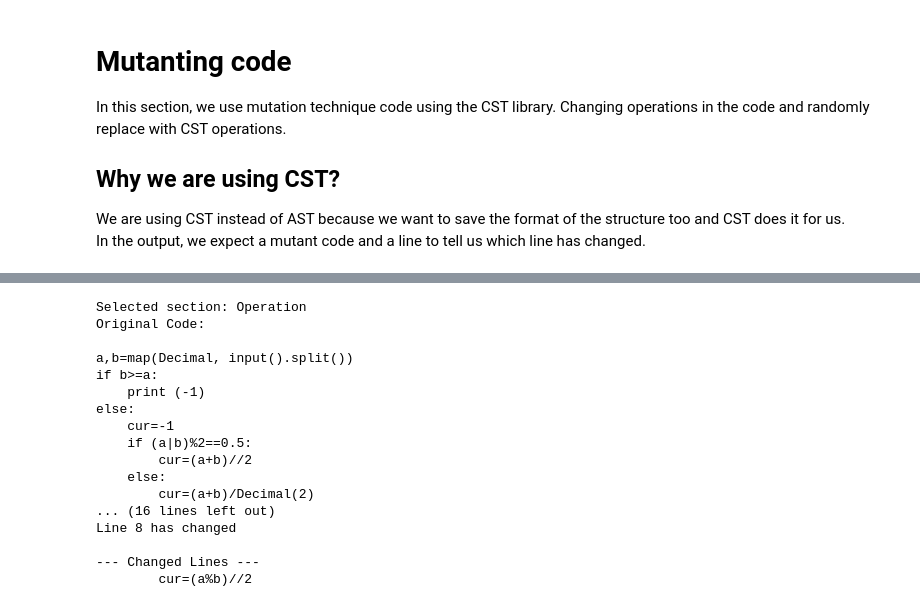
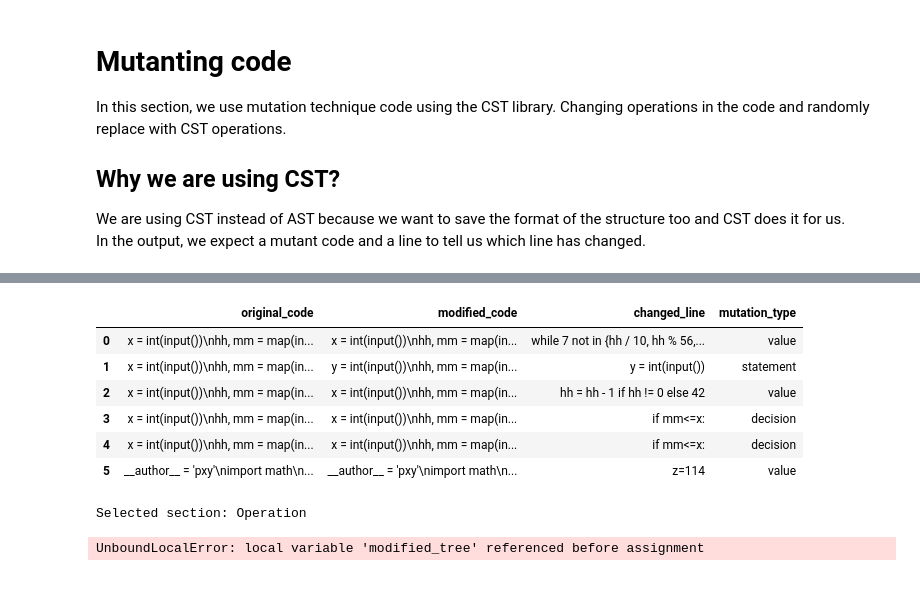
Before and after one commit to navidadkhah/Advanced-Bug-Detection-and-Fixing-Using-Fine-Tuned-LLM, a Jupyter notebook: Dataset/Create_dataset.ipynb, the cells around one changed output, grey strips where cells are left out. Saved outputs shown, nothing was run; the diff lists cells and outputs as text; code cells hidden in the pictures.

Commit message:
created a loop for dataset

```diff
--- a/Dataset/Create_dataset.ipynb
+++ b/Dataset/Create_dataset.ipynb
@@ -346,19 +345,33 @@ def modify_and_print_code(code):
     return modified_code
 # %%
+# This function is used for comparing two codes and shown which line changed
 def find_difference(original_code, modified_code):
   # Find witch line has changed
   changed_lines = []
   line = 1;
   for original, mutated in zip(original_code.split('\n'), modified_code.split('\n')):
       if original != mutated:
-        print(f"Line {line} has changed")
+        # print(f"Line {line} has changed")
         changed_lines.append(mutated)
       line += 1
 
   # Output changed lines
   if changed_lines:
-      print("\n--- Changed Lines ---")
+      # print("\n--- Changed Lines ---")
       for line in changed_lines:
-          print(line)
+          return line
   else:
-      print("No changes detected.")
+      return "No changes detected."
+# %%
+final_dataset = pd.DataFrame(columns=['original_code', 'modified_code', 'changed_line', 'mutation_type'])
+
+for row in range(10):
+    original_code = df['source'][row]
+    for index in range(5):
+      modified_code = modify_and_print_code(original_code)
+      changed_line = find_difference(original_code, modified_code)
+
+      new_data = {'original_code' : original_code, 'modified_code' : modified_code, 'changed_line' : changed_line, 'mutation_type' : selected_section}
+      final_dataset = pd.concat([final_dataset, pd.DataFrame([new_data])], ignore_index=True)
+print(final_dataset.shape)
+final_dataset.head()
@@ -365,3 +387,13 @@ def find_difference(original_code, modified_code):
+# %%
+final_dataset
+# %% [output]
+|  | original_code | modified_code | changed_line | mutation_type |
+| 0 | x = int(input())\nhh, mm = map(in... | x = int(input())\nhh, mm = map(in... | while 7 not in {hh / 10, hh % 56,... | value |
+| 1 | x = int(input())\nhh, mm = map(in... | y = int(input())\nhh, mm = map(in... | y = int(input()) | statement |
+| 2 | x = int(input())\nhh, mm = map(in... | x = int(input())\nhh, mm = map(in... | hh = hh - 1 if hh != 0 else 42 | value |
+| 3 | x = int(input())\nhh, mm = map(in... | x = int(input())\nhh, mm = map(in... | if mm<=x: | decision |
+| 4 | x = int(input())\nhh, mm = map(in... | x = int(input())\nhh, mm = map(in... | if mm<=x: | decision |
+| 5 | __author__ = 'pxy'\nimport math\n... | __author__ = 'pxy'\nimport math\n... | z=114 | value |
 # %%
 # Sample code
 code = """
@@ -378,23 +410,8 @@ else:
 """
 
 modified_code = modify_and_print_code(code)
-print(modified_code)
+print(modified_code.code)
 find_difference(code, modified_code)
 # %% [output]
 Selected section: Operation
-Original Code:
-
-a,b=map(Decimal, input().split())
-if b>=a:
-    print (-1)
-else:
-    cur=-1
-    if (a|b)%2==0.5:
-        cur=(a+b)//2
-    else:
-        cur=(a+b)/Decimal(2)
-... (16 lines left out)
-Line 8 has changed
-
---- Changed Lines ---
-        cur=(a%b)//2
+UnboundLocalError: local variable 'modified_tree' referenced before assignment
```
Also changed, not shown: parts of 3 cells of this notebook.
